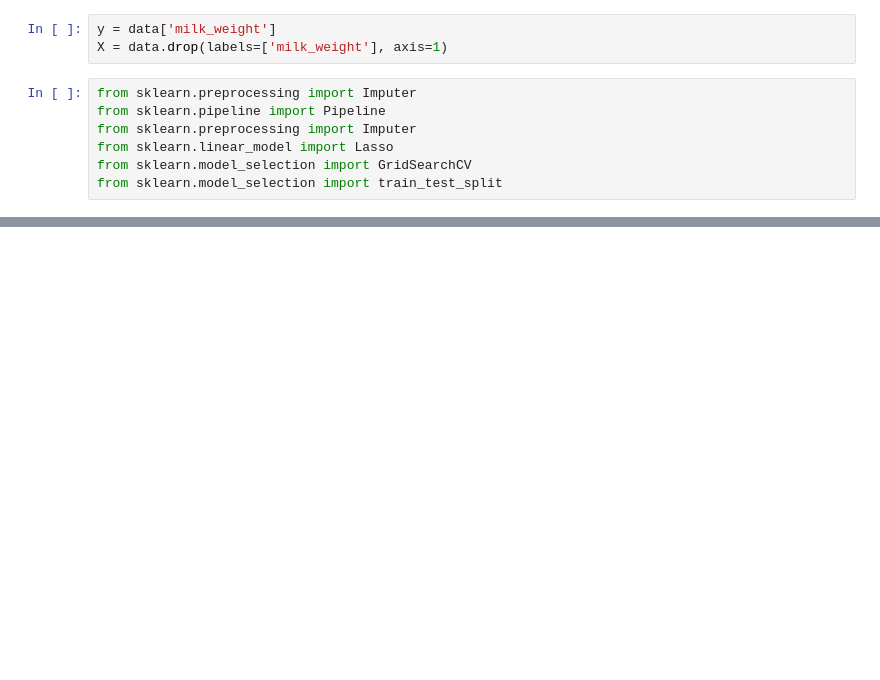
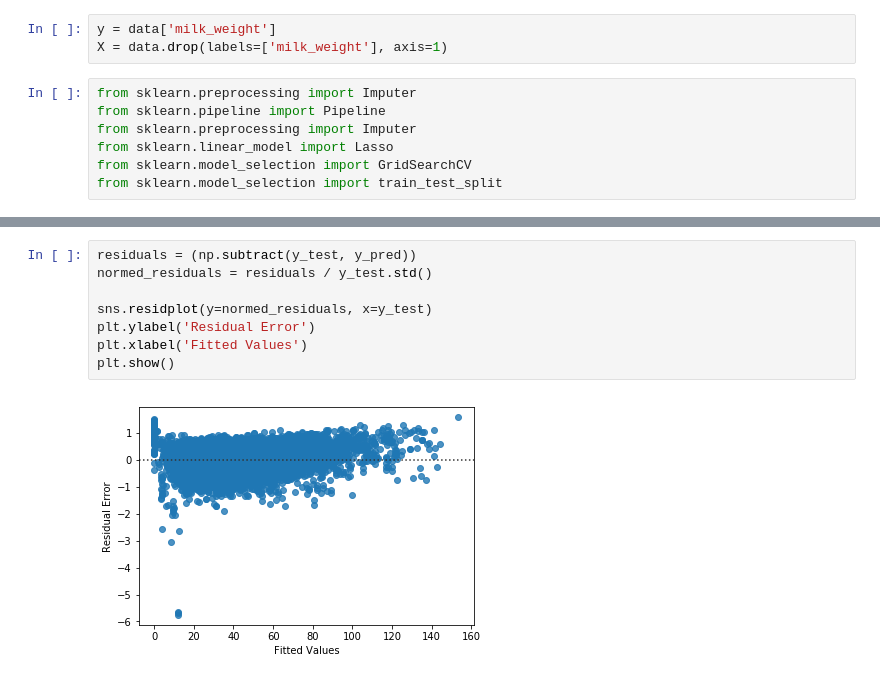
Before and after one commit to falaktheoptimist/happy-cows, a Jupyter notebook: notebooks/scratchpad_regression.ipynb, the cells around one changed output, grey strips where cells are left out. Drawn from its saved outputs; the diff is of its cells as text; blank space fills up the shorter version.

```diff
--- a/notebooks/scratchpad_regression.ipynb
+++ b/notebooks/scratchpad_regression.ipynb
@@ -93,0 +106,10 @@ plt.show()
+# %%
+residuals = (np.subtract(y_test, y_pred))
+normed_residuals = residuals / y_test.std()
+
+sns.residplot(y=normed_residuals, x=y_test)
+plt.ylabel('Residual Error')
+plt.xlabel('Fitted Values')
+plt.show()
+# %% [output]
+[figure, added]
```
Also changed, not shown: parts of 6 cells of this notebook, 1 other file.
